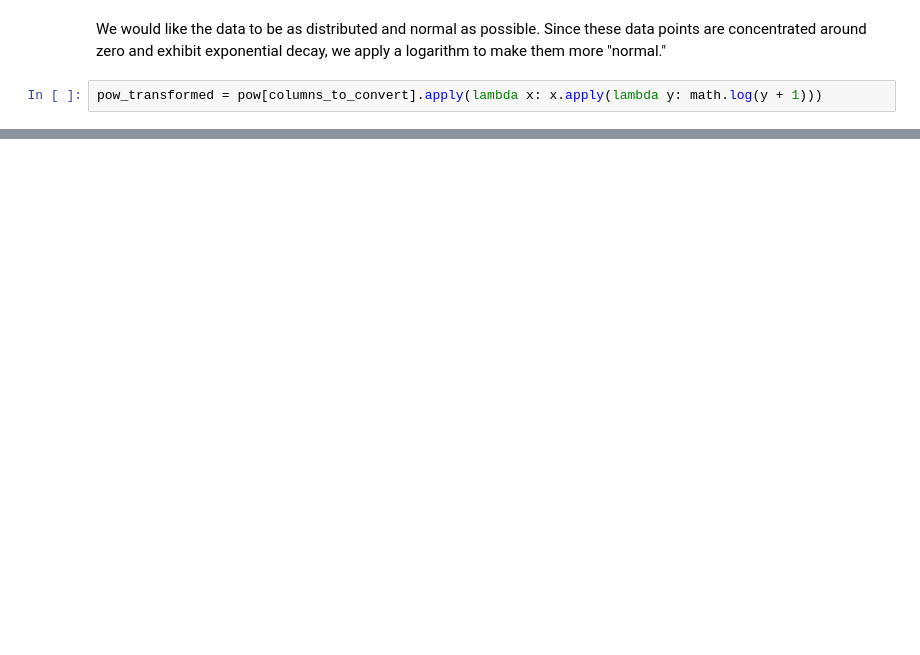
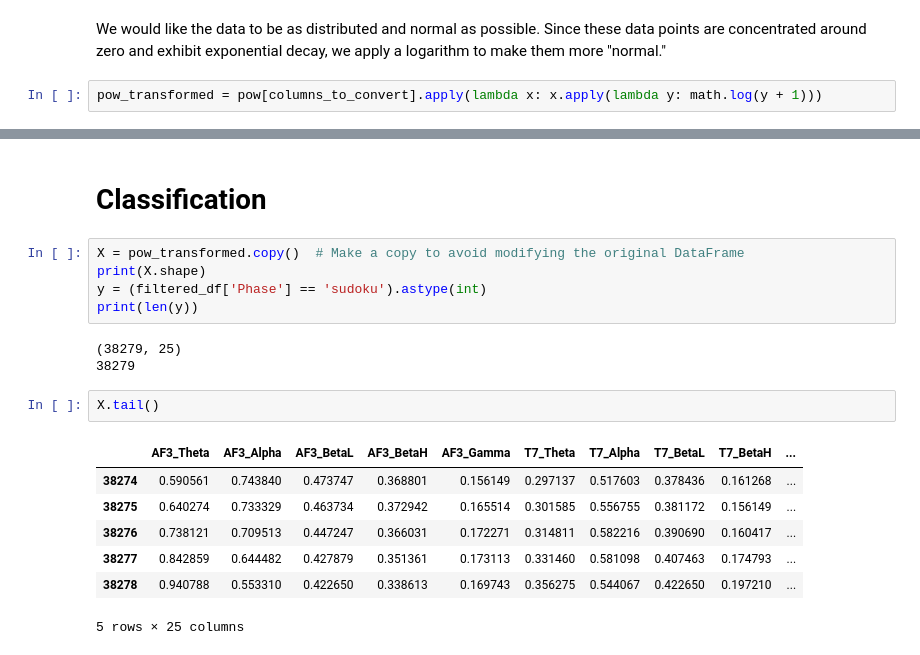
Before and after one commit to saraparatico/SAPIENS-project, a Jupyter notebook: ML_POW.ipynb, the cells around one changed output, grey strips where cells are left out. Drawn from its saved outputs; the diff is of its cells as text; blank space fills up the shorter version.

Commit message:
TREE classification
Classification with TREE

```diff
--- a/ML_POW.ipynb
+++ b/ML_POW.ipynb
@@ -299,0 +301,20 @@ plt.show()
+# %% [markdown]
+# Classification
+# %%
+X = pow_transformed.copy()  # Make a copy to avoid modifying the original DataFrame
+print(X.shape)
+y = (filtered_df['Phase'] == 'sudoku').astype(int)
+print(len(y))
+# %% [output]
+(38279, 25)
+38279
+# %%
+X.tail()
+# %% [output]
+|  | AF3_Theta | AF3_Alpha | AF3_BetaL | AF3_BetaH | AF3_Gamma | T7_Theta | T7_Alpha | T7_BetaL | T7_BetaH | ... |
+| 38274 | 0.590561 | 0.743840 | 0.473747 | 0.368801 | 0.156149 | 0.297137 | 0.517603 | 0.378436 | 0.161268 | ... |
+| 38275 | 0.640274 | 0.733329 | 0.463734 | 0.372942 | 0.165514 | 0.301585 | 0.556755 | 0.381172 | 0.156149 | ... |
+| 38276 | 0.738121 | 0.709513 | 0.447247 | 0.366031 | 0.172271 | 0.314811 | 0.582216 | 0.390690 | 0.160417 | ... |
+| 38277 | 0.842859 | 0.644482 | 0.427879 | 0.351361 | 0.173113 | 0.331460 | 0.581098 | 0.407463 | 0.174793 | ... |
+| 38278 | 0.940788 | 0.553310 | 0.422650 | 0.338613 | 0.169743 | 0.356275 | 0.544067 | 0.422650 | 0.197210 | ... |
+5 rows × 25 columns
```
Also changed, not shown: parts of 12 cells of this notebook.
